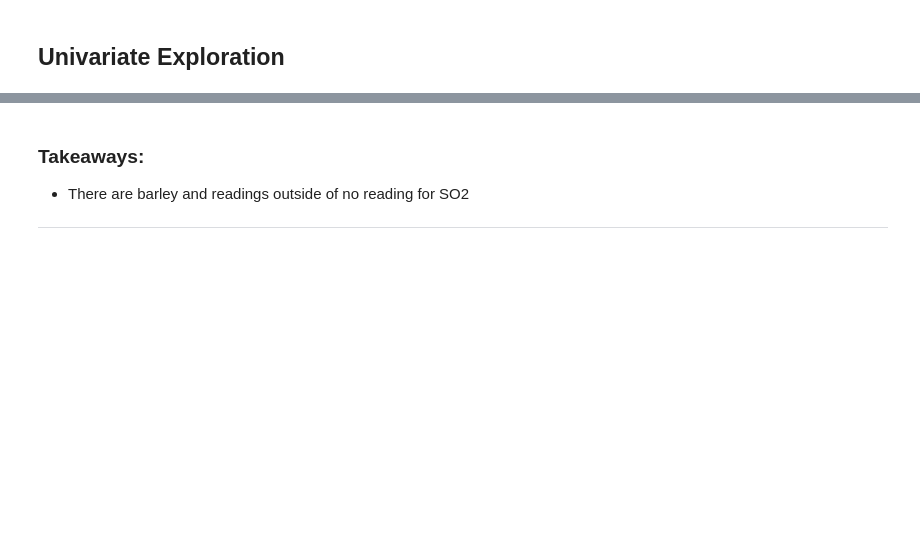
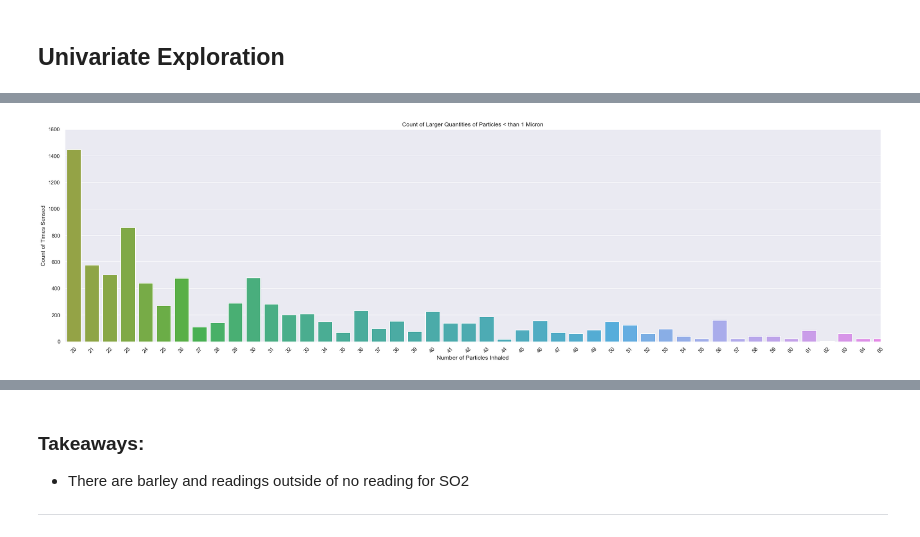
Before and after one commit to slc-data/2021-datathon, a Jupyter notebook: workbooks/caitlyn/explore.ipynb, the cells around one changed output, grey strips where cells are left out. Saved outputs shown, nothing was run; the diff lists cells and outputs as text; code cells hidden in the pictures; blank space fills up the shorter version.

```diff
--- a/workbooks/caitlyn/explore.ipynb
+++ b/workbooks/caitlyn/explore.ipynb
@@ -147,12 +221,14 @@ plt.show()
 # %%
 plt.figure(figsize=(30,8))
 plot = sns.countplot(data=air, x='Pm1_0')
 plot.set(xlim=(19.5, 65))
-plot.set(ylim=(0, 400))
+plot.set(ylim=(0, 1600))
 plt.xticks(rotation=45)
 plt.title('Count of Larger Quantities of Particles < than 1 Micron')
 plt.xlabel('Number of Particles Inhaled')
 plt.ylabel('Count of Times Sensed')
 plt.show()
+# %% [output]
+[figure, added]
 # %%
 air.Pm1_0.value_counts()
```
Also changed, not shown: parts of 78 cells of this notebook.
